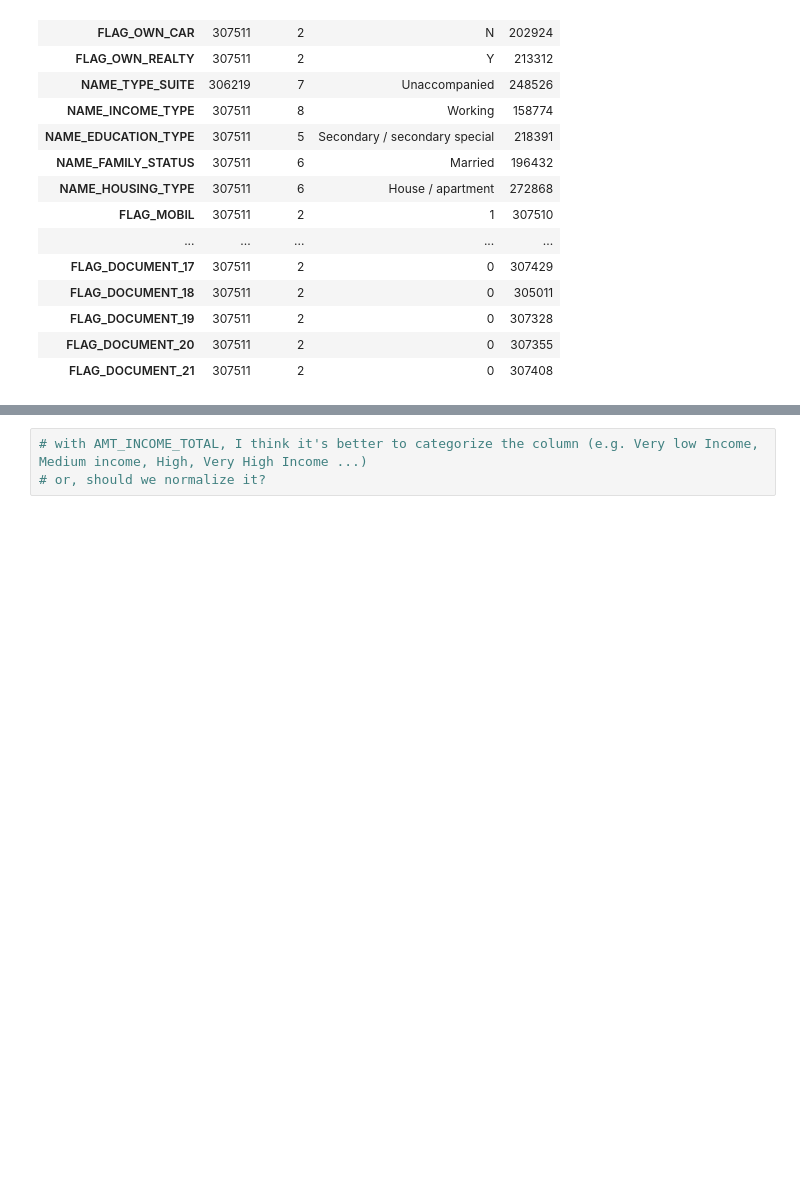
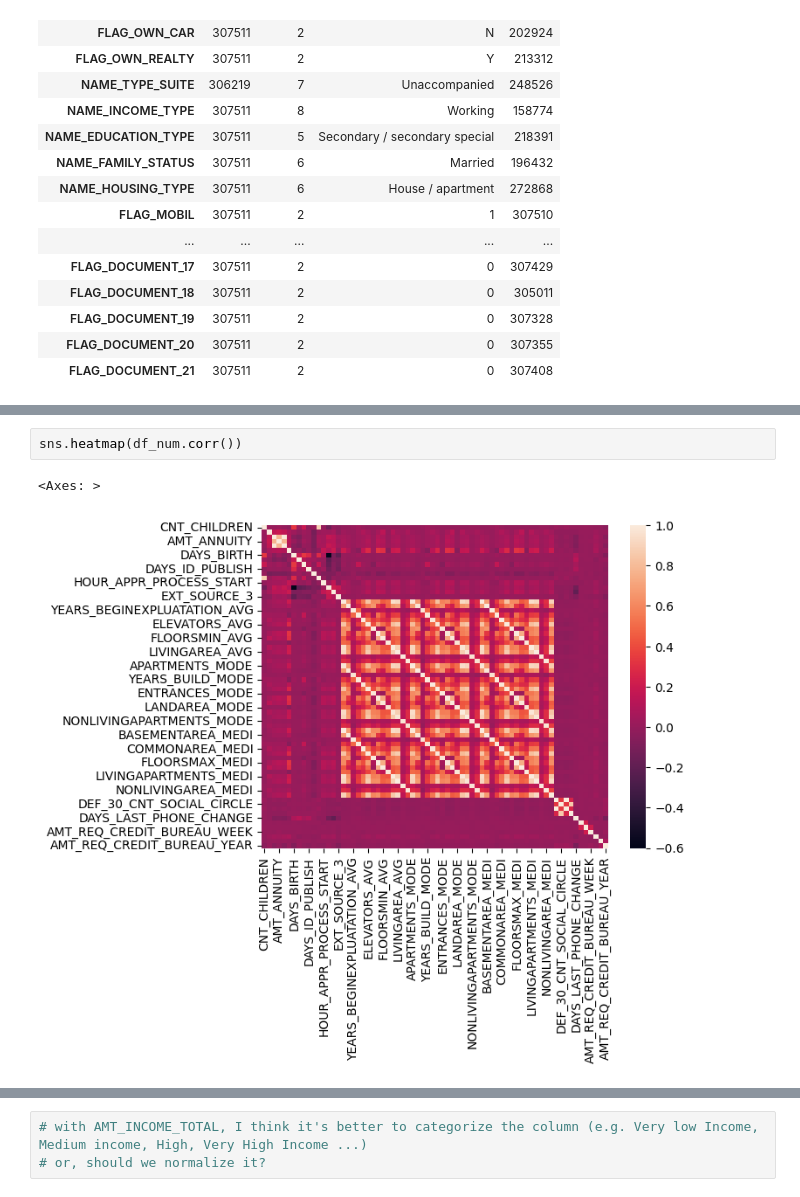
Before and after one commit to huanrafa/ProjectPracticing, a Jupyter notebook: 2023_11(2) Home Credit Default Risk/HomeCredit.ipynb, the cells around one changed output, grey strips where cells are left out. Saved outputs shown, nothing was run; the diff lists cells and outputs as text; blank space fills up the shorter version.

```diff
--- a/2023_11(2) Home Credit Default Risk/HomeCredit.ipynb
+++ b/2023_11(2) Home Credit Default Risk/HomeCredit.ipynb
@@ -852,0 +890,5 @@ Categorical statistic summary (training)
+# %%
+sns.heatmap(df_num.corr())
+# %% [output]
+<Axes: >
+[figure, added]
```
Also changed, not shown: parts of 17 cells of this notebook.
